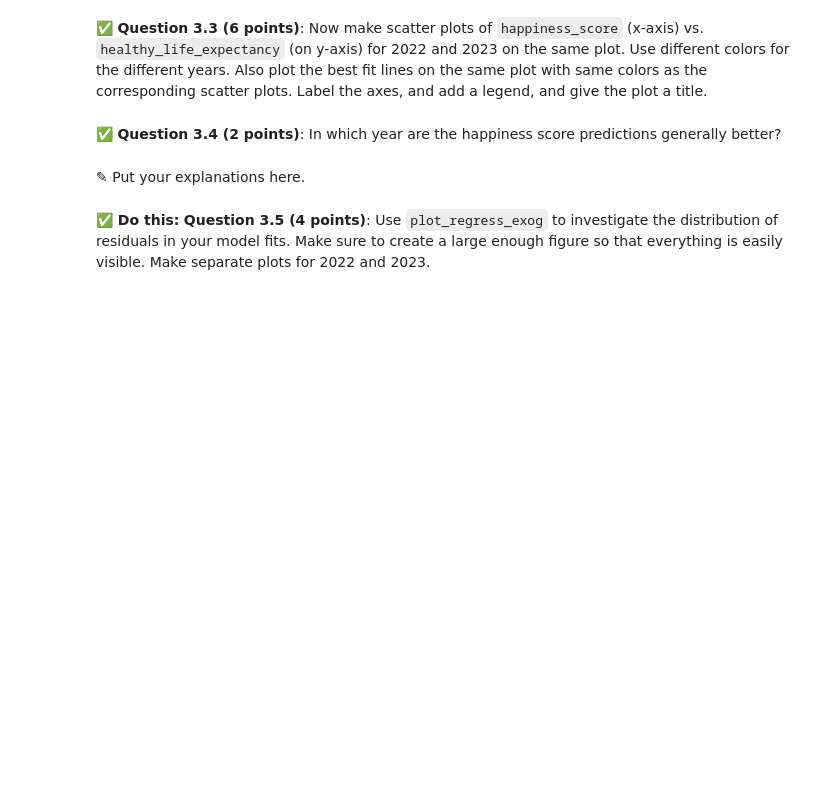
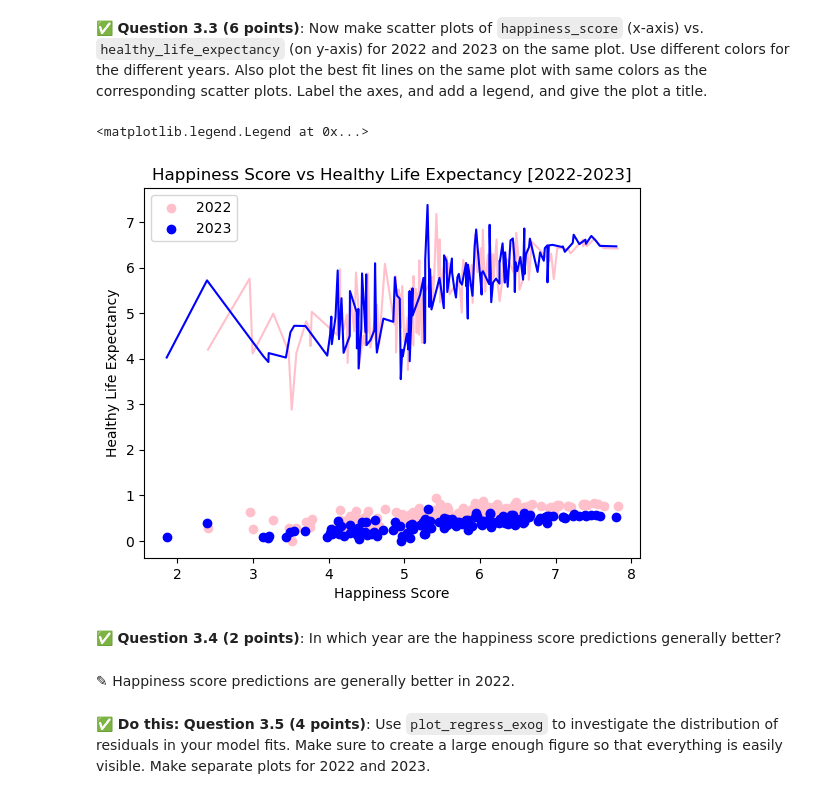
Before and after one commit to rags45/CMSE202-f23-turnin, a Jupyter notebook: hw-03/HW-03_Regression-S24-STUDENT.ipynb, the cells around one changed output. Cells and saved outputs as stored; diff of their text form; code cells hidden in the pictures; blank space fills up the shorter version.

```diff
--- a/hw-03/HW-03_Regression-S24-STUDENT.ipynb
+++ b/hw-03/HW-03_Regression-S24-STUDENT.ipynb
@@ -156,0 +155,19 @@ In this part, we'll perform some one-variable linear regression analysis on the
+# %%
+# Put your code here
+import statsmodels.api as sm
+
+health2022 = df1['healthy_life_expectancy']
+health2023 = df2['healthy_life_expectancy']
+
+x2022 = sm.add_constant(health2022)
+y2023 = sm.add_constant(health2023)
+
+model1 = sm.OLS(df1['happiness_score'], x2022)
+answer1 = model1.fit()
+
+model2 = sm.OLS(df2['happiness_score'], y2023)
+answer2 = model2.fit()
+
+
+print(answer1.summary())
+print(answer2.summary())
@@ -171,6 +208,24 @@ In this part, we'll perform some one-variable linear regression analysis on the
+# %%
+# Put your code here
+import matplotlib.pyplot as plt
+
+plt.scatter(df1['happiness_score'],health2022,color='pink', label='2022')
+plt.scatter(df2['happiness_score'],health2023,color='blue', label='2023')
+
+plt.plot(df1['happiness_score'], answer1.predict(), color='pink')
+plt.plot(df2['happiness_score'], answer2.predict(), color='blue')
+
+plt.xlabel('Happiness Score')
+plt.ylabel('Healthy Life Expectancy')
+plt.title('Happiness Score vs Healthy Life Expectancy [2022-2023]')
+
+plt.legend()
+# %% [output]
+<matplotlib.legend.Legend at 0x...>
+[figure, added]
 # %% [markdown]
 &#9989;  **Question 3.4 (2 points)**: In which year are the happiness score predictions generally better?
 # %% [markdown]
-<font size=+3>&#9998;</font> Put your explanations here.
+<font size=+3>&#9998;</font> Happiness score predictions are generally better in 2022.
 # %% [markdown]
 **&#9989; Do this:** **Question 3.5 (4 points)**: Use `plot_regress_exog` to investigate the distribution of residuals in your model fits. Make sure to create a large enough figure so that everything is easily visible. Make separate plots for 2022 and 2023.
```
Also changed, not shown: parts of 11 cells of this notebook.
